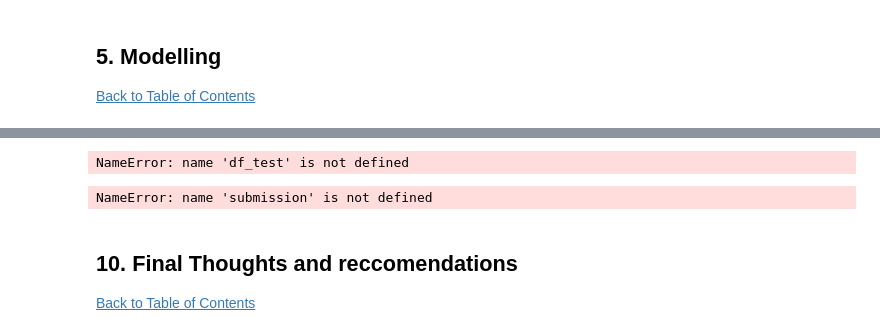
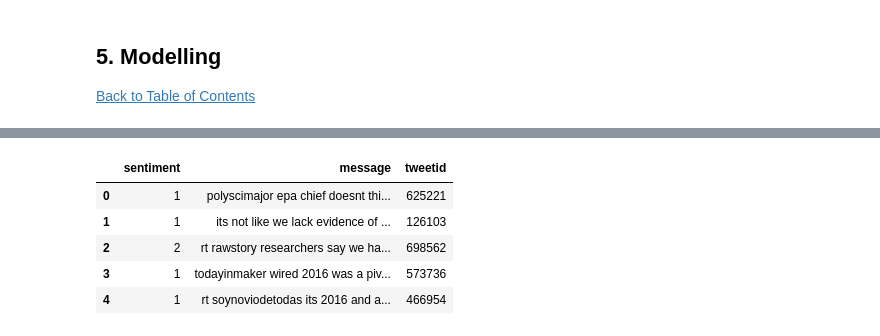
Before and after one commit to RogerA11/Team-GM4-classification-predict, a Jupyter notebook: Roger Arendse/edsa_climate_change_belief_analysis_2022.ipynb, the cells around one changed output, grey strips where cells are left out. Cells and saved outputs as stored; diff of their text form; code cells hidden in the pictures.

```diff
--- a/Roger Arendse/edsa_climate_change_belief_analysis_2022.ipynb
+++ b/Roger Arendse/edsa_climate_change_belief_analysis_2022.ipynb
@@ -688,19 +491,0 @@ NameError: name 'pd' is not defined
-# %%
-
-# To be adjusted.........Change the code
-
-final_test = df_test['message']
-testVec = betterVect.transform(final_test)
-
-y_prediction = lr.predict(testVec)
-
-df_test['sentiment'] = y_prediction
-
-df_test[['tweetid','sentiment']].to_csv('submission.csv', index = False)
-# %% [output]
-NameError: name 'df_test' is not defined
-# %%
-
-submission.set_index('tweetid').head()
-# %% [output]
-NameError: name 'submission' is not defined
@@ -714,5 +492,9 @@ submission.to_csv("2201DS_GM4_Submission.csv",index  = False)
-# %% [markdown]
-<a id="ten"></a>
-## 10. Final Thoughts and reccomendations
-<a class="anchor" id="1.1"></a>
-<a href=#cont>Back to Table of Contents</a>
+# %%
+train_df.head()
+# %% [output]
+|  | sentiment | message | tweetid |
+| 0 | 1 | polyscimajor epa chief doesnt thi... | 625221 |
+| 1 | 1 | its not like we lack evidence of ... | 126103 |
+| 2 | 2 | rt rawstory researchers say we ha... | 698562 |
+| 3 | 1 | todayinmaker wired 2016 was a piv... | 573736 |
+| 4 | 1 | rt soynoviodetodas its 2016 and a... | 466954 |
```
Also changed, not shown: parts of 83 cells of this notebook.
